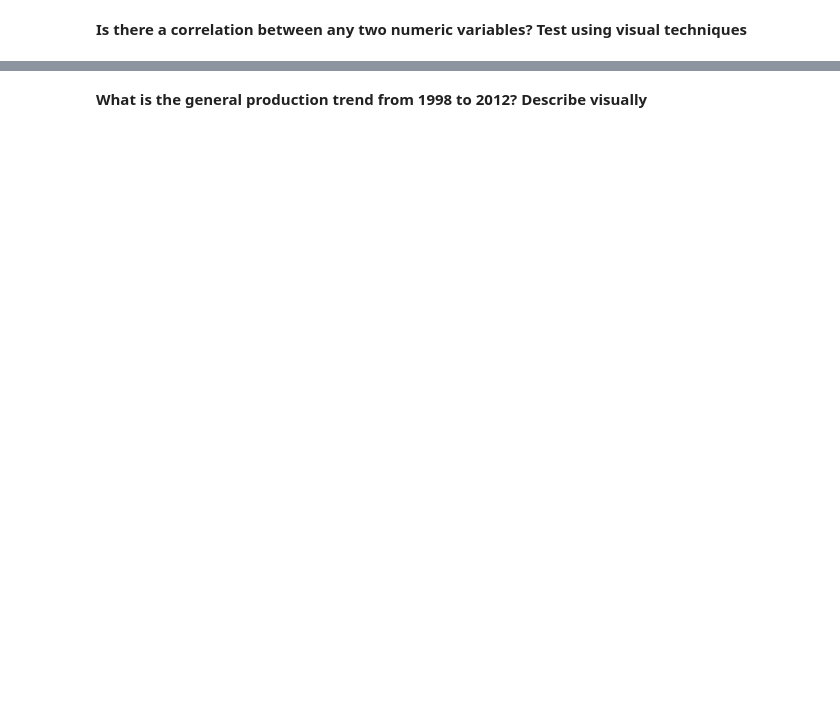
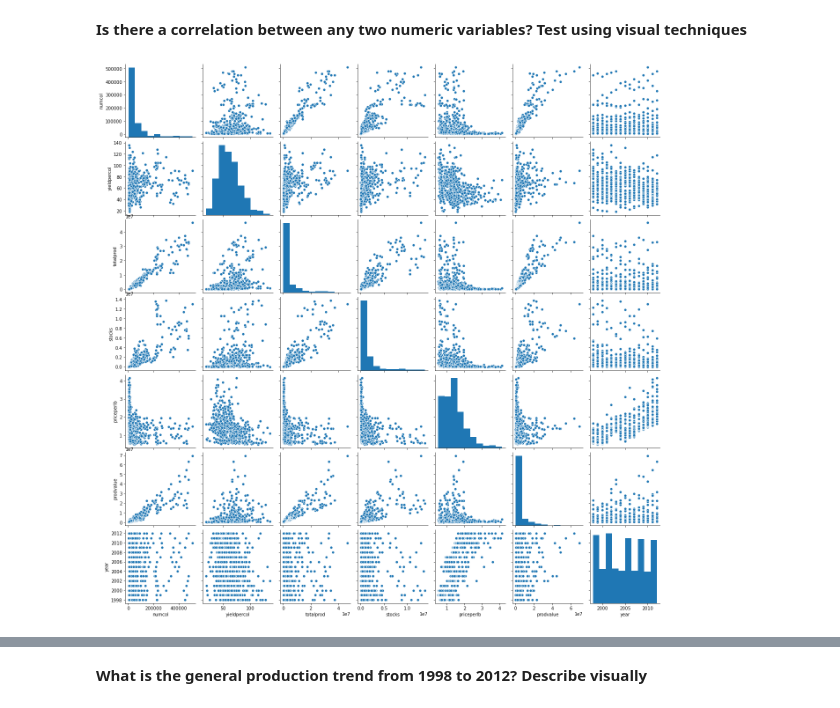
Before and after one commit to pcopley/uta-aiml, a Jupyter notebook: 01 Fundamentals of AIML/02 Visualizations and Regex/Case Study - Honey Production.ipynb, the cells around one changed output, grey strips where cells are left out. Cells and saved outputs as stored; diff of their text form; code cells hidden in the pictures; blank space fills up the shorter version.

```diff
--- a/01 Fundamentals of AIML/02 Visualizations and Regex/Case Study - Honey Production.ipynb
+++ b/01 Fundamentals of AIML/02 Visualizations and Regex/Case Study - Honey Production.ipynb
@@ -117,2 +155,6 @@ data[['state','totalprod']].groupby('state').mean()
 # %% [markdown]
 **Is there a correlation between any two numeric variables? Test using visual techniques**
+# %%
+sns.pairplot(data[['numcol', 'yieldpercol', 'totalprod', 'stocks', 'priceperlb', 'prodvalue', 'year']]);
+# %% [output]
+[figure, added]
```
Also changed, not shown: parts of 12 cells of this notebook.
